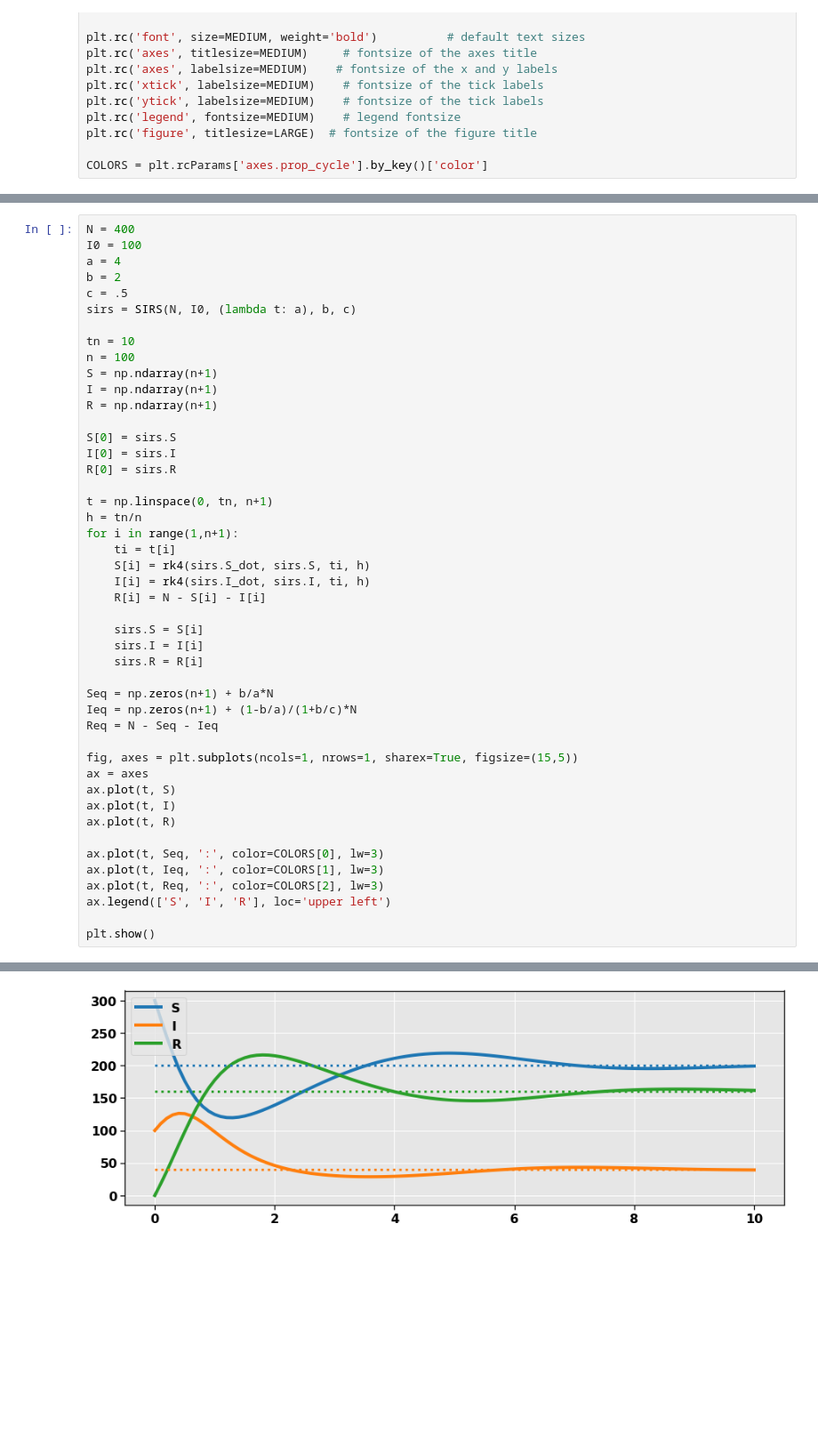
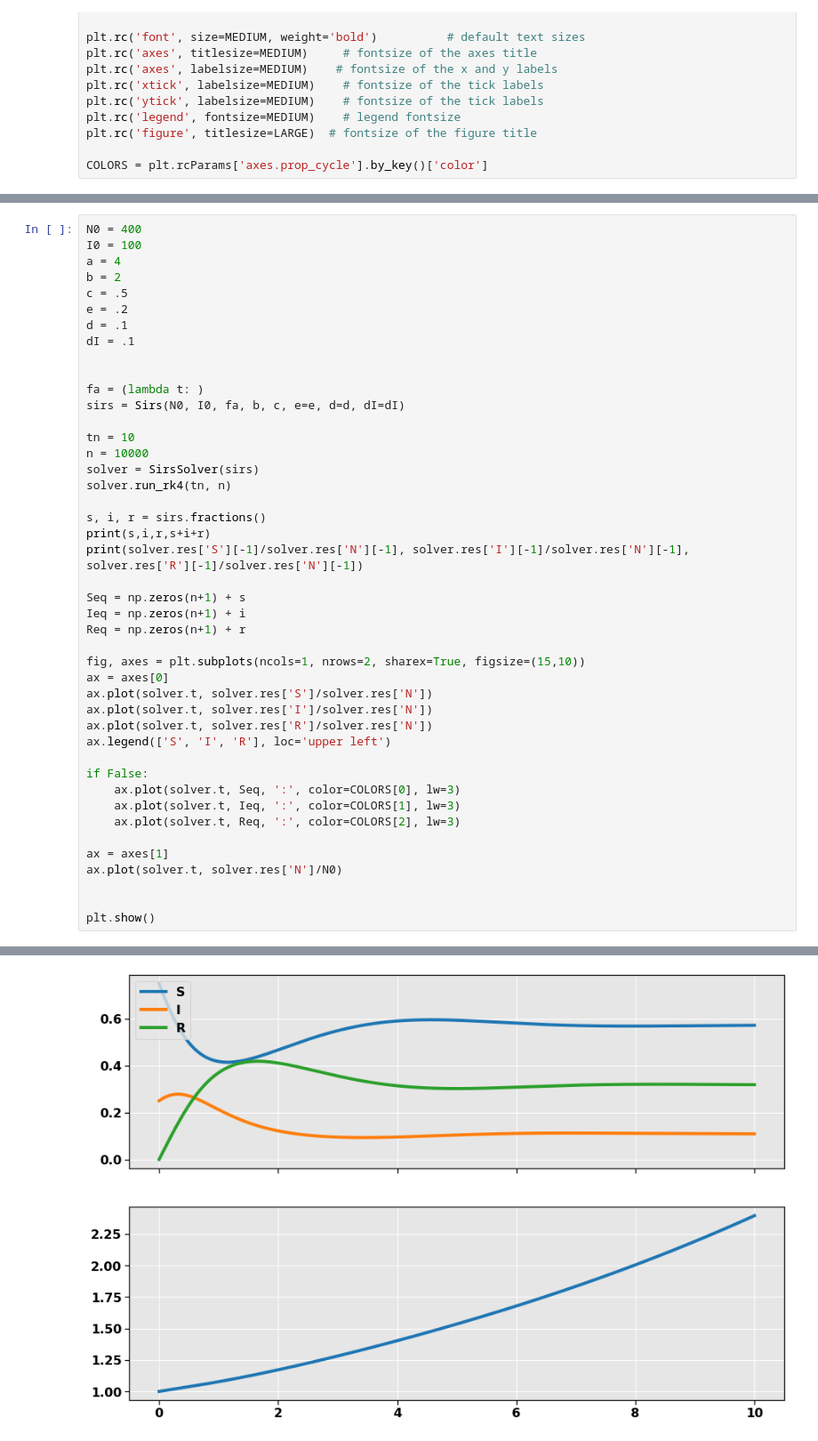
Before and after one commit to fonstelien/FYS4150, a Jupyter notebook: project5/source/project5.ipynb, the cells around one changed output, grey strips where cells are left out. Shown at 89% size. Drawn from its saved outputs; the diff is of its cells as text; blank space fills up the shorter version.

```diff
--- a/project5/source/project5.ipynb
+++ b/project5/source/project5.ipynb
@@ -63,47 +122,45 @@ t.shape
 # %%
-N = 400
+N0 = 400
 I0 = 100
 a = 4
 b = 2
 c = .5
-sirs = SIRS(N, I0, (lambda t: a), b, c)
+e = .2
+d = .1
+dI = .1
+
+
+fa = (lambda t: )
+sirs = Sirs(N0, I0, fa, b, c, e=e, d=d, dI=dI)
 
 tn = 10
-n = 100
-S = np.ndarray(n+1)
-I = np.ndarray(n+1)
-R = np.ndarray(n+1)
+n = 10000
+solver = SirsSolver(sirs)
+solver.run_rk4(tn, n)
 
-S[0] = sirs.S
-I[0] = sirs.I
-R[0] = sirs.R
+s, i, r = sirs.fractions()
+print(s,i,r,s+i+r)
+print(solver.res['S'][-1]/solver.res['N'][-1], solver.res['I'][-1]/solver.res['N'][-1], solver.res['R'][-1]/solver.res['N'][-1])
 
-t = np.linspace(0, tn, n+1)
-h = tn/n
-for i in range(1,n+1):
-    ti = t[i]
-    S[i] = rk4(sirs.S_dot, sirs.S, ti, h)
-    I[i] = rk4(sirs.I_dot, sirs.I, ti, h)
-    R[i] = N - S[i] - I[i]
+Seq = np.zeros(n+1) + s
+Ieq = np.zeros(n+1) + i
+Req = np.zeros(n+1) + r
 
-    sirs.S = S[i]
-    sirs.I = I[i]
-    sirs.R = R[i]
-
-Seq = np.zeros(n+1) + b/a*N
-Ieq = np.zeros(n+1) + (1-b/a)/(1+b/c)*N
-Req = N - Seq - Ieq
-
-fig, axes = plt.subplots(ncols=1, nrows=1, sharex=True, figsize=(15,5))
-ax = axes
-ax.plot(t, S)
-ax.plot(t, I)
-ax.plot(t, R)
-
-ax.plot(t, Seq, ':', color=COLORS[0], lw=3)
-ax.plot(t, Ieq, ':', color=COLORS[1], lw=3)
-ax.plot(t, Req, ':', color=COLORS[2], lw=3)
+fig, axes = plt.subplots(ncols=1, nrows=2, sharex=True, figsize=(15,10))
+ax = axes[0]
+ax.plot(solver.t, solver.res['S']/solver.res['N'])
+ax.plot(solver.t, solver.res['I']/solver.res['N'])
+ax.plot(solver.t, solver.res['R']/solver.res['N'])
 ax.legend(['S', 'I', 'R'], loc='upper left')
 
+if False:
+    ax.plot(solver.t, Seq, ':', color=COLORS[0], lw=3)
+    ax.plot(solver.t, Ieq, ':', color=COLORS[1], lw=3)
+    ax.plot(solver.t, Req, ':', color=COLORS[2], lw=3)
+
+ax = axes[1]
+ax.plot(solver.t, solver.res['N']/N0)
+
+
 plt.show()
 # %% [output]
@@ -110 +169 @@ plt.show()
-[figure, old version]
+[figure, new version]
```
Also changed, not shown: parts of 7 cells of this notebook.
